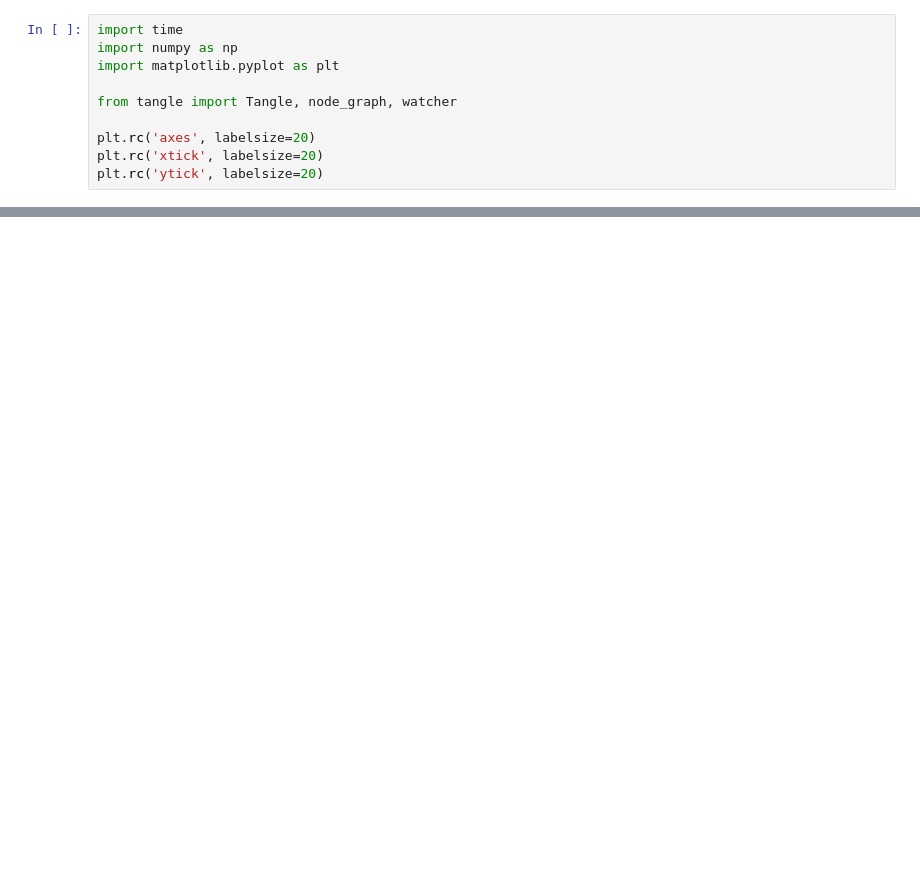
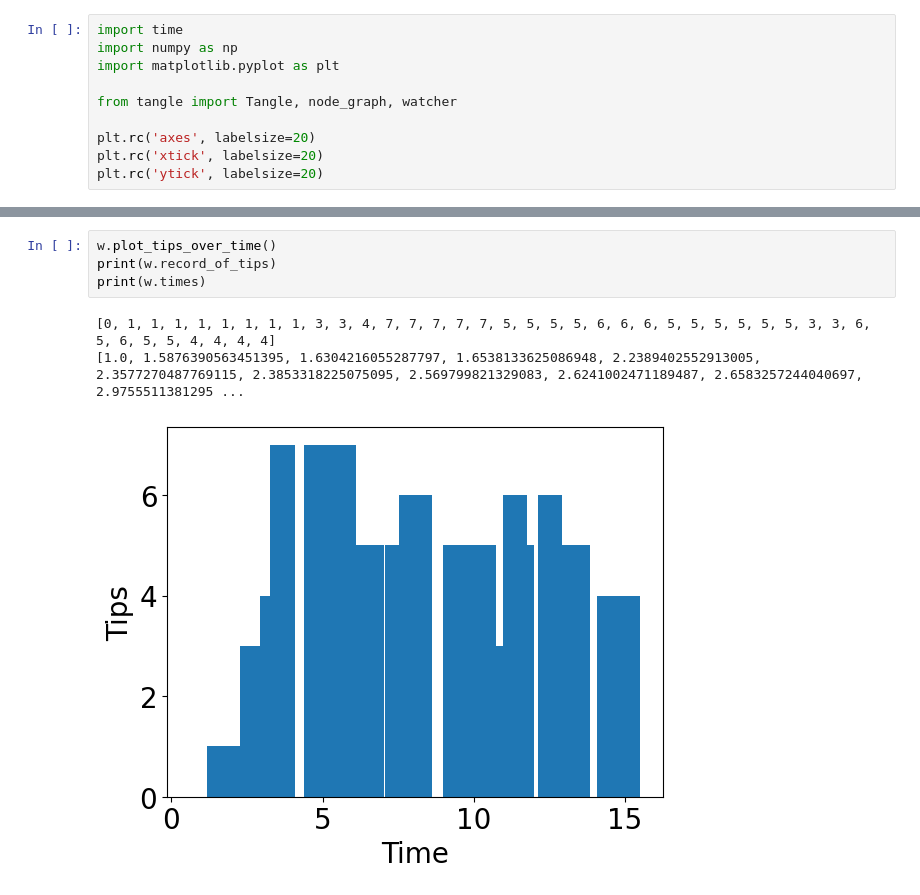
Before and after one commit to ctimms13/TangleSimulatorUpgraded, a Jupyter notebook: My Experiment.ipynb, the cells around one changed output, grey strips where cells are left out. Cells and saved outputs as stored; diff of their text form; blank space fills up the shorter version.

```diff
--- a/My Experiment.ipynb
+++ b/My Experiment.ipynb
@@ -72,0 +81,8 @@ t.plot()
+# %%
+w.plot_tips_over_time()
+print(w.record_of_tips)
+print(w.times)
+# %% [output]
+[0, 1, 1, 1, 1, 1, 1, 1, 1, 3, 3, 4, 7, 7, 7, 7, 7, 5, 5, 5, 5, 6, 6, 6, 5, 5, 5, 5, 5, 5, 3, 3, 6, 5, 6, 5, 5, 4, 4, 4, 4]
+[1.0, 1.5876390563451395, 1.6304216055287797, 1.6538133625086948, 2.2389402552913005, 2.3577270487769115, 2.3853318225075095, 2.569799821329083, 2.6241002471189487, 2.6583257244040697, 2.9755511381295 ...
+[figure, added]
```
Also changed, not shown: parts of 6 cells of this notebook, 1 other file.
